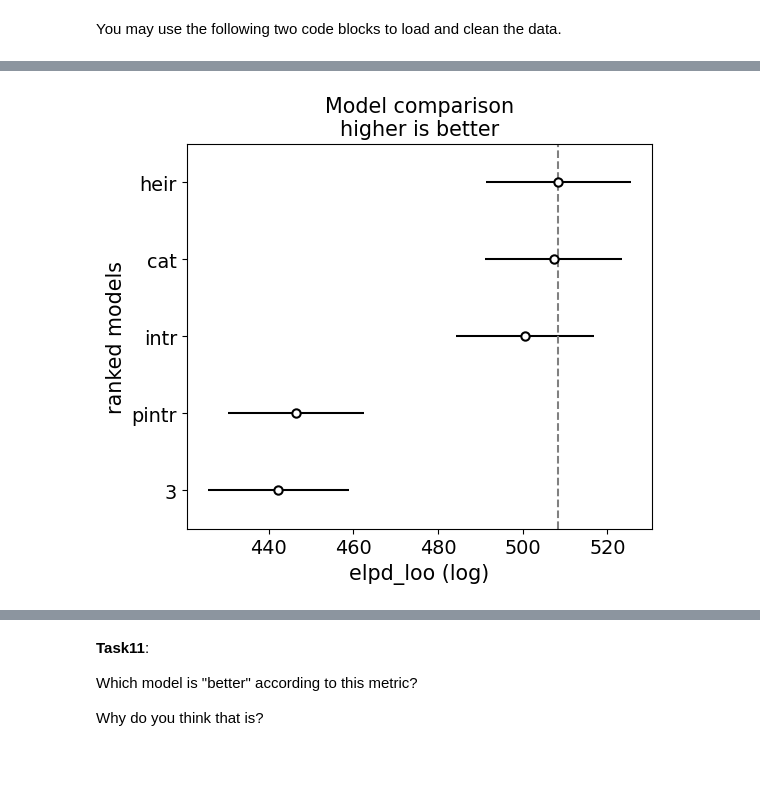
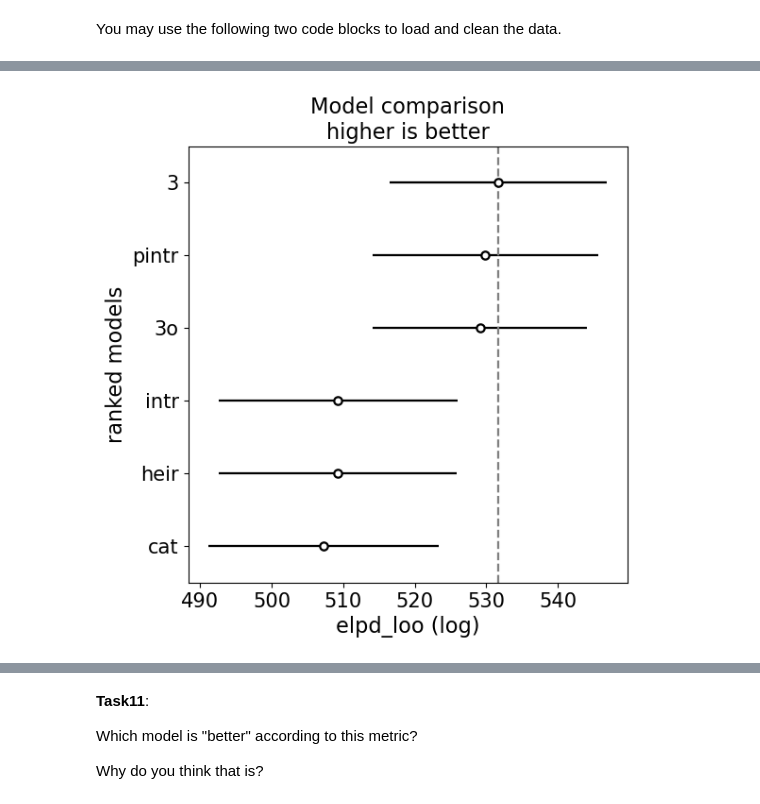
Before and after one commit to CMDRZero/DataScienceFundamentalsClass, a Jupyter notebook: Unit6ExercisesSF.ipynb, the cells around one changed output, grey strips where cells are left out. Cells and saved outputs as stored; diff of their text form; code cells hidden in the pictures; blank space fills up the shorter version.

```diff
--- a/Unit6ExercisesSF.ipynb
+++ b/Unit6ExercisesSF.ipynb
@@ -161,4 +170,4 @@ model_pintr = bmb.Model("FGp ~ FTp + Pos:`3PA`", data=bb); idata_pintr = model_p
 # %%
-az.plot_compare(az.compare({'cat':idata_cat, 'heir':idata_heir, 'intr':idata_intr, '3': idata_3, 'pintr': idata_pintr}));
+az.plot_compare(az.compare({'cat':idata_cat, 'heir':idata_heir, 'intr':idata_intr, '3': idata_3, 'pintr': idata_pintr, '3o': idata_3o}));
 # %% [output]
-[figure, old version]
+[figure, new version]
```
Also changed, not shown: parts of 9 cells of this notebook.
